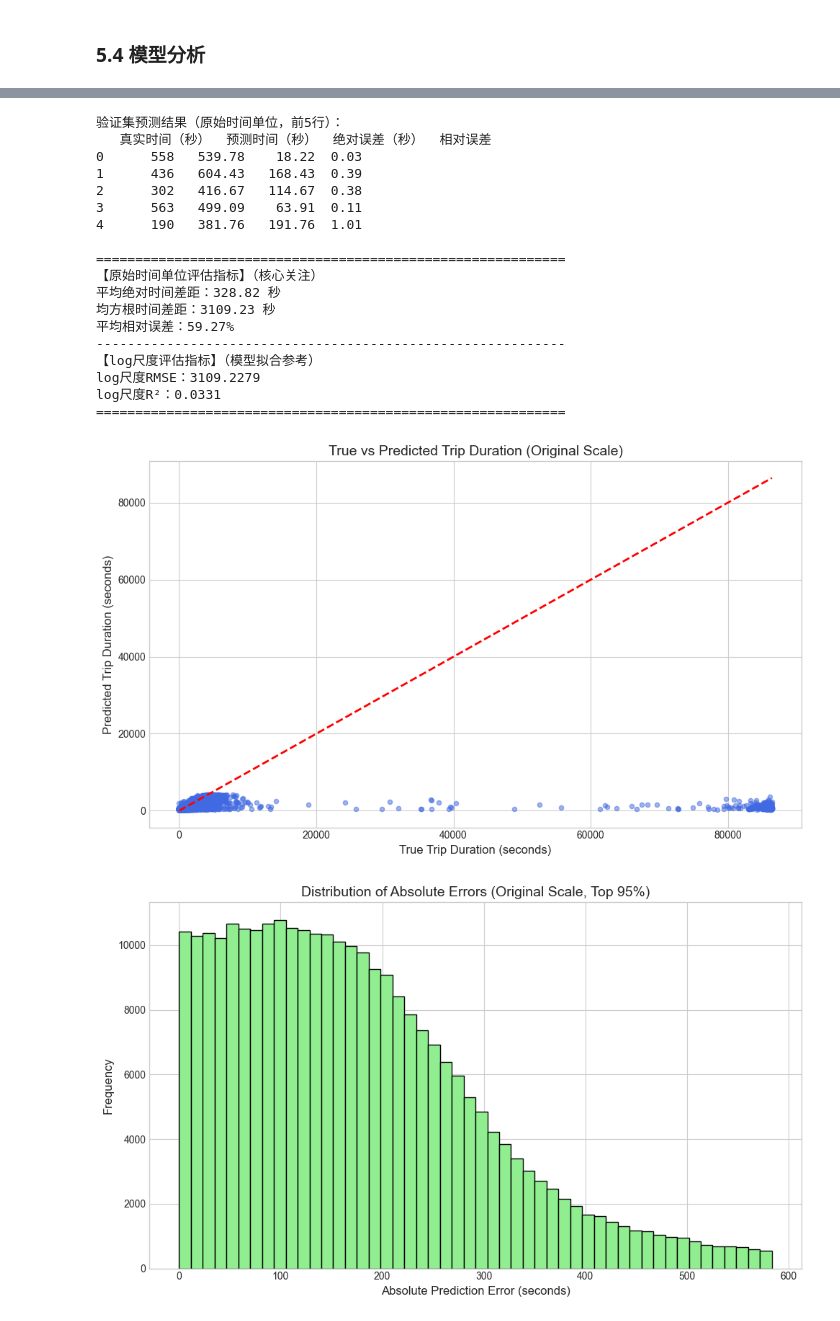
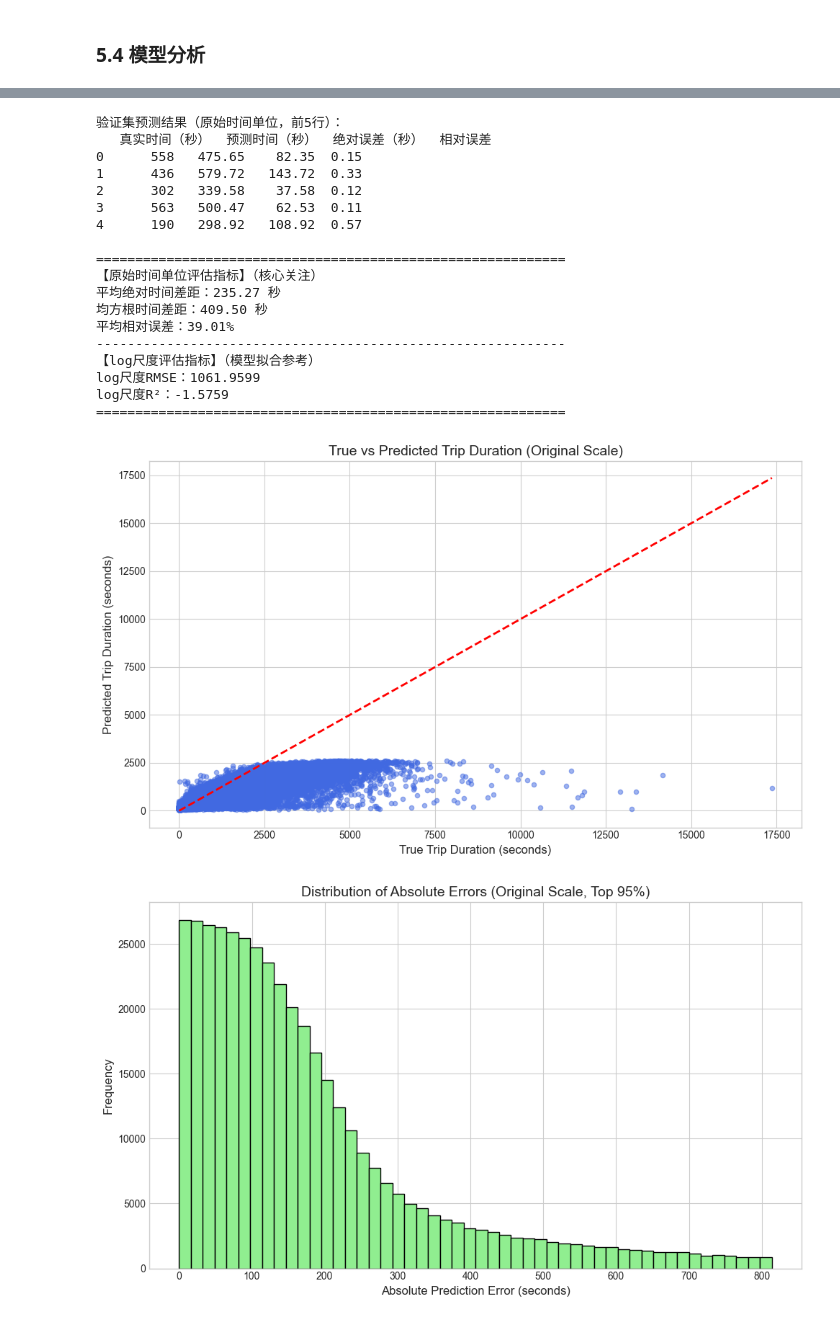
Before and after one commit to jacktaolai/geo-big-data-analysis, a Jupyter notebook: 实习二/实习二代码/taxi_travel_time_prediction.ipynb, the cells around one changed output, grey strips where cells are left out. Drawn from its saved outputs; the diff is of its cells as text; code cells hidden in the pictures.

```diff
--- a/实习二/实习二代码/taxi_travel_time_prediction.ipynb
+++ b/实习二/实习二代码/taxi_travel_time_prediction.ipynb
@@ -553,7 +552,7 @@ RANDOM_SEED = 42
 train_X = dfs[0][features]
 train_y = dfs[0]['log_trip_duration']
 val_X = dfs[1][features]
-val_y = dfs[1]['trip_duration']
+val_y = dfs[1]['log_trip_duration']
 # test_X = dfs[2][features]
 # test_y = dfs[2]['log_trip_duration']
 # %% [markdown]
@@ -680,7 +723,7 @@ val_true_log = val_y.values              # 真实的log_trip_duration
 
 # 1.2 逆转换：从log尺度还原为原始时间（trip_duration）
 # 抵消之前的 log(x + 1) → 逆运算为 exp(log_x) - 1
-val_pred = val_pred_log # 预测的原始时间（如秒）
+val_pred = np.exp(val_pred_log) - 1  # 预测的原始时间（如秒）
 val_true = val_true_log  # 真实的原始时间（如秒）
 
 # 1.3 整理结果（原始时间单位）
@@ -770,42 +813,42 @@ plt.show()
 # 3.4 误差随真实时间的变化（看是否某些区间误差更大）
 plt.figure(figsize=(10, 6))
 plt.scatter(val_true, result_df['绝对误差（秒）'], alpha=0.5, s=15, color='purple')
 plt.xlabel('True Trip Duration (seconds)', fontsize=12)
 plt.ylabel('Absolute Error (seconds)', fontsize=12)
 plt.title('Absolute Error vs True Duration', fontsize=14)
 plt.tight_layout()
 plt.show()
 
 
 # --------------------------
 # 4. 误差较大样本分析（原始时间单位）
 # --------------------------
 # 按绝对误差排序，取误差最大的10个样本
 top_error_samples = result_df.sort_values(by='绝对误差（秒）', ascending=False).head(10)
 print("\n误差最大的10个样本（原始时间单位）：")
 print(top_error_samples[['真实时间（秒）', '预测时间（秒）', '绝对误差（秒）', '相对误差']])
 
 # （可选）查看这些样本的特征，分析误差原因
 # print("\n误差最大样本的特征：")
 # print(val_X.loc[top_error_samples.index])
 # %% [output]
 验证集预测结果（原始时间单位，前5行）：
    真实时间（秒）  预测时间（秒）  绝对误差（秒）  相对误差
-0      558   539.78    18.22  0.03
-1      436   604.43   168.43  0.39
-2      302   416.67   114.67  0.38
-3      563   499.09    63.91  0.11
-4      190   381.76   191.76  1.01
+0      558   475.65    82.35  0.15
+1      436   579.72   143.72  0.33
+2      302   339.58    37.58  0.12
+3      563   500.47    62.53  0.11
+4      190   298.92   108.92  0.57
 
 ============================================================
 【原始时间单位评估指标】（核心关注）
-平均绝对时间差距：328.82 秒
-均方根时间差距：3109.23 秒
-平均相对误差：59.27%
+平均绝对时间差距：235.27 秒
+均方根时间差距：409.50 秒
+平均相对误差：39.01%
 ------------------------------------------------------------
 【log尺度评估指标】（模型拟合参考）
-log尺度RMSE：3109.2279
-log尺度R²：0.0331
+log尺度RMSE：1061.9599
+log尺度R²：-1.5759
 ============================================================
-[figure, old version]
+[figure, new version]
-[figure, old version]
+[figure, new version]
```
Also changed, not shown: parts of 7 cells of this notebook.
